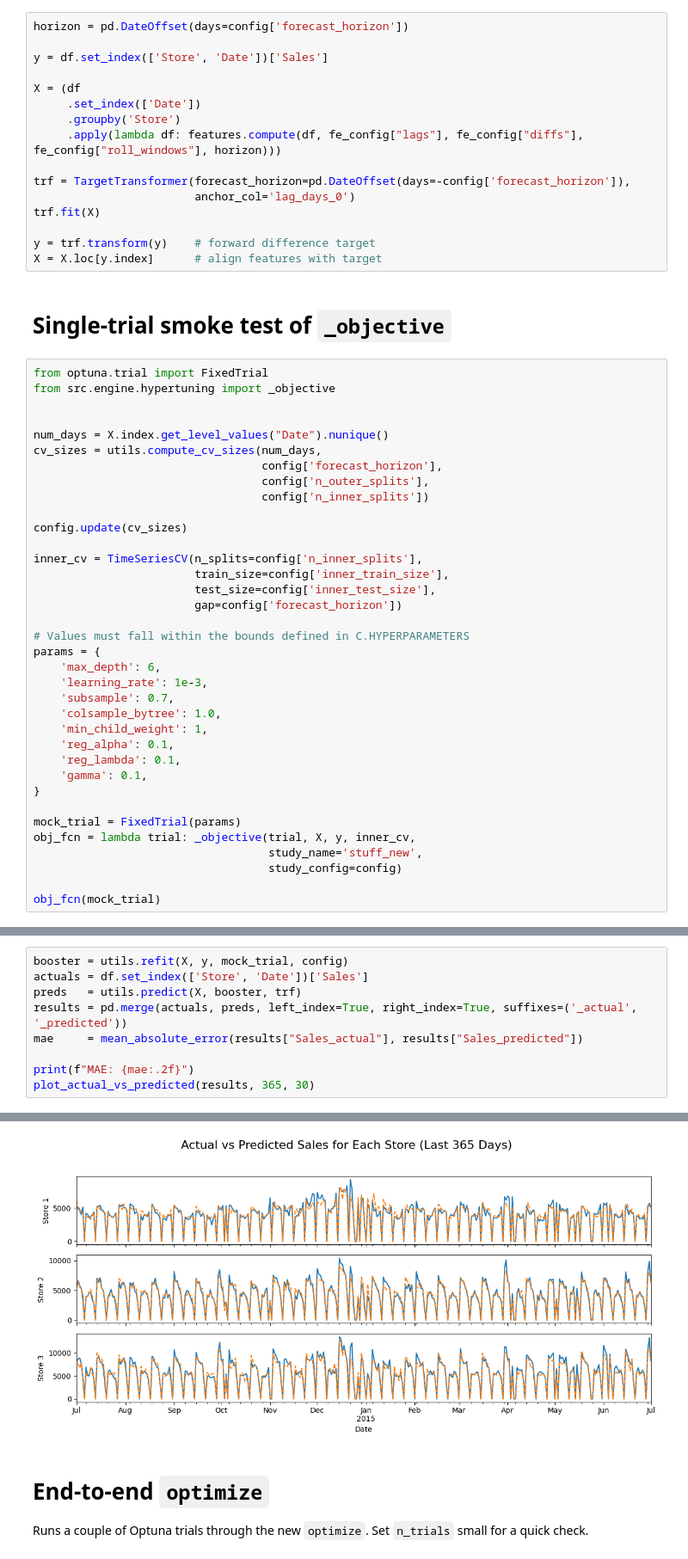
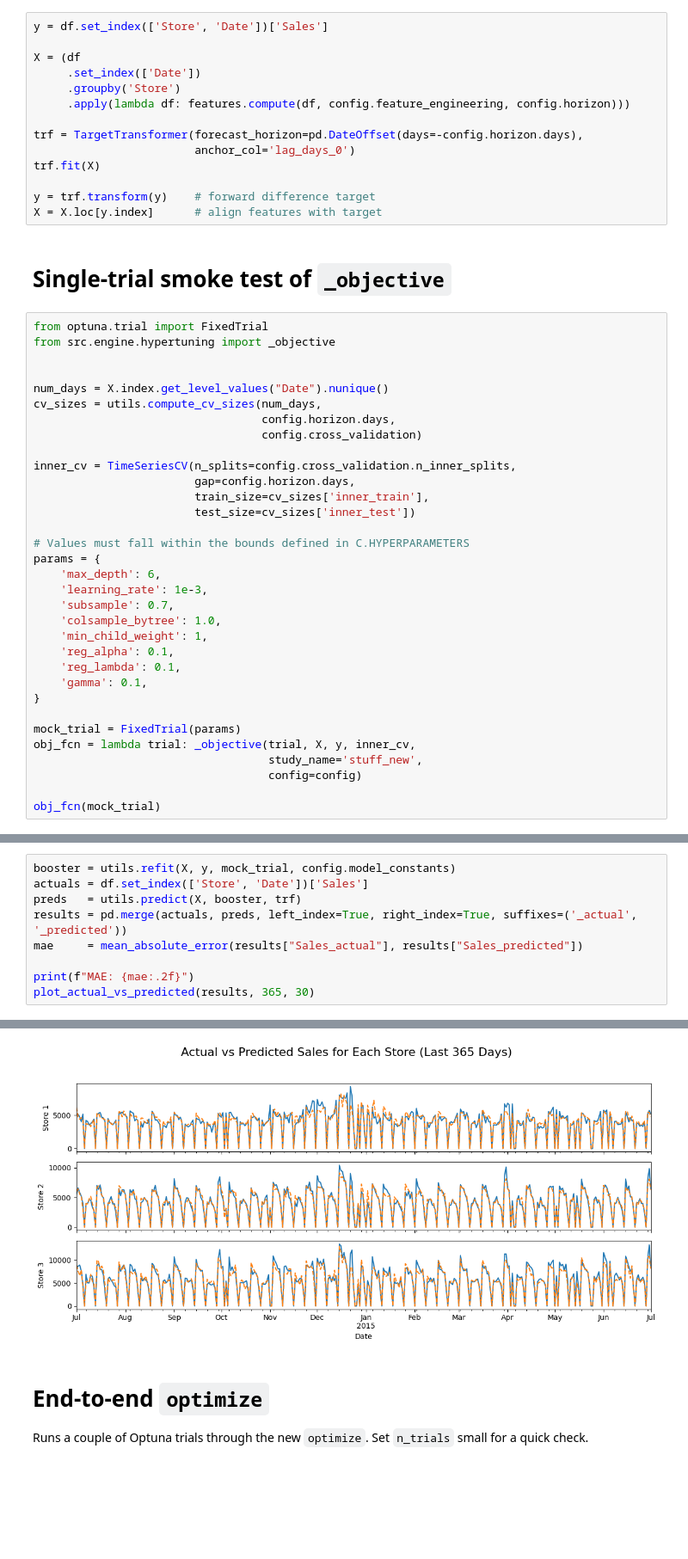
Before and after one commit to Miltos-90/Rossmann_Store_Sales_Forecasting, a Jupyter notebook: test_pipeline_config.ipynb, the cells around one changed output, grey strips where cells are left out. Shown at 86% size. Cells and saved outputs as stored; diff of their text form; blank space fills up the shorter version.

```diff
--- a/test_pipeline_config.ipynb
+++ b/test_pipeline_config.ipynb
@@ -85,14 +90,12 @@ df = preprocess_data(sales, stores)
 # %%
-horizon = pd.DateOffset(days=config['forecast_horizon'])
-
 y = df.set_index(['Store', 'Date'])['Sales']
 
 X = (df
      .set_index(['Date'])
      .groupby('Store')
-     .apply(lambda df: features.compute(df, fe_config["lags"], fe_config["diffs"], fe_config["roll_windows"], horizon)))
+     .apply(lambda df: features.compute(df, config.feature_engineering, config.horizon)))
 
-trf = TargetTransformer(forecast_horizon=pd.DateOffset(days=-config['forecast_horizon']),
+trf = TargetTransformer(forecast_horizon=pd.DateOffset(days=-config.horizon.days),
                         anchor_col='lag_days_0')
 trf.fit(X)
 
@@ -107,16 +110,13 @@ from src.engine.hypertuning import _objective
 
 num_days = X.index.get_level_values("Date").nunique()
 cv_sizes = utils.compute_cv_sizes(num_days,
-                                  config['forecast_horizon'],
-                                  config['n_outer_splits'],
-                                  config['n_inner_splits'])
+                                  config.horizon.days,
+                                  config.cross_validation)
 
-config.update(cv_sizes)
-
-inner_cv = TimeSeriesCV(n_splits=config['n_inner_splits'],
-                        train_size=config['inner_train_size'],
-                        test_size=config['inner_test_size'],
-                        gap=config['forecast_horizon'])
+inner_cv = TimeSeriesCV(n_splits=config.cross_validation.n_inner_splits,
+                        gap=config.horizon.days,
+                        train_size=cv_sizes['inner_train'],
+                        test_size=cv_sizes['inner_test'])
 
 # Values must fall within the bounds defined in C.HYPERPARAMETERS
 params = {
@@ -133,7 +133,7 @@ params = {
 mock_trial = FixedTrial(params)
 obj_fcn = lambda trial: _objective(trial, X, y, inner_cv,
                                    study_name='stuff_new',
-                                   study_config=config)
+                                   config=config)
 
 obj_fcn(mock_trial)
 # %% [output]
@@ -158,5 +158,5 @@ np.float64(0.09833011590845385)
 # %%
-booster = utils.refit(X, y, mock_trial, config)
+booster = utils.refit(X, y, mock_trial, config.model_constants)
 actuals = df.set_index(['Store', 'Date'])['Sales']
 preds   = utils.predict(X, booster, trf)
 results = pd.merge(actuals, preds, left_index=True, right_index=True, suffixes=('_actual', '_predicted'))
@@ -169,4 +169,4 @@ MAE: 432.23
-[figure, old version]
+[figure, new version]
 # %% [markdown]
 # End-to-end `optimize`
 
```
Also changed, not shown: parts of 5 cells of this notebook, 6 other files.
